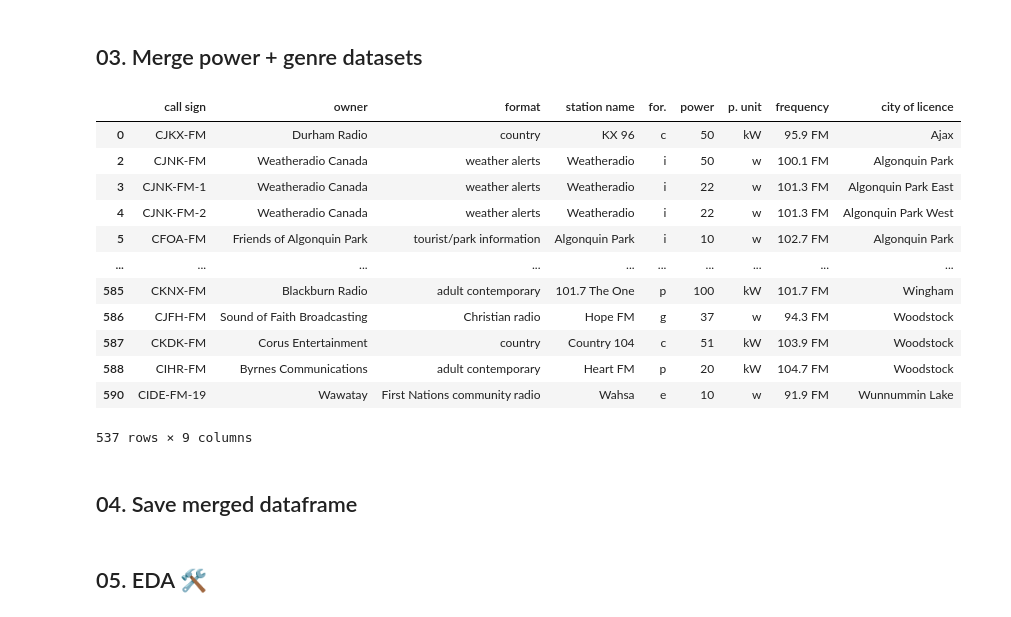
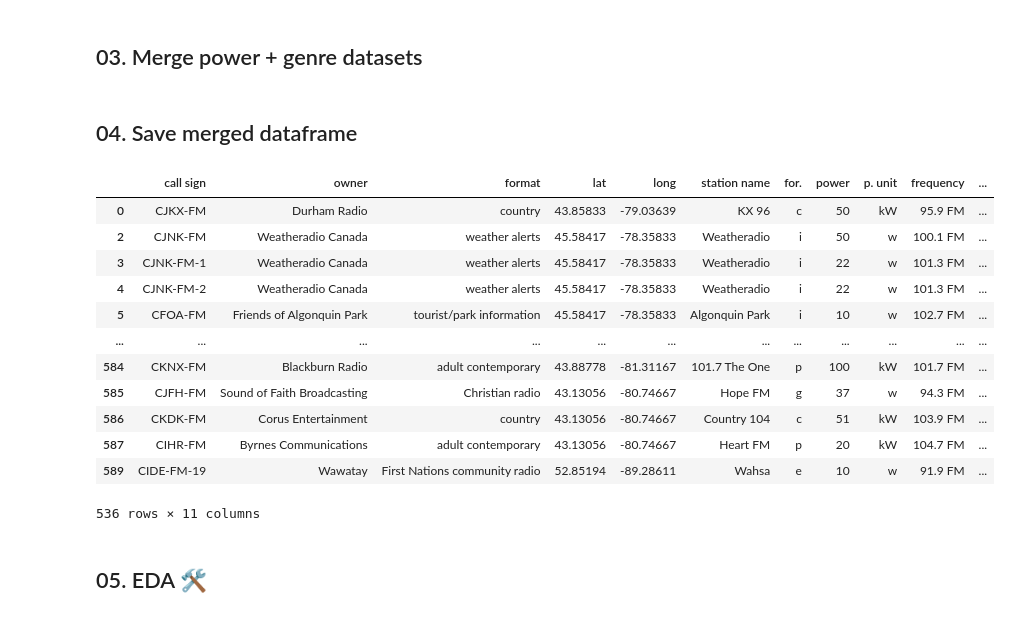
Before and after one commit to anfleury/radio-project-tbd, a Jupyter notebook: notebooks/Radio data EDA.ipynb, the cells around one changed output. Cells and saved outputs as stored; diff of their text form; code cells hidden in the pictures.

```diff
--- a/notebooks/Radio data EDA.ipynb
+++ b/notebooks/Radio data EDA.ipynb
@@ -87,0 +80,27 @@ for row_n, row in enumerate(table.findAll('tr')[1:]):
+# %%
+table = soup.find('table')
+freq_index = list(genre_db.columns).index('Frequency')
+city_index = list(genre_db.columns).index('City of licence')
+genre_db['lat'] = np.nan
+genre_db['long'] = np.nan
+lat_index = list(genre_db.columns).index('lat')
+long_index = list(genre_db.columns).index('long')
+
+for row_n, row in enumerate(table.findAll('tr')[1:]):
+    all_td = row.findAll('td')
+
+    # add frequency
+    frequency = all_td[freq_index].text.strip('0')
+    genre_db.iloc[row_n, freq_index] = frequency
+
+    # add coordinates
+    try:
+        city = all_td[city_index].find('a')['href']
+        city_href = 'https://en.wikipedia.org' + city
+        city_soup = BeautifulSoup(get(city_href).text, 'html.parser')
+        coordinates = city_soup.find('span', 'geo').text.split(';')
+        coordinates_stripped = [x.strip() for x in coordinates]
+        genre_db.iloc[row_n, lat_index] = float(coordinates_stripped[0])
+        genre_db.iloc[row_n, long_index] = float(coordinates_stripped[1])
+    except:
+        print('Did not get coordinates for', city)
@@ -105,23 +126,25 @@ new_df['city of licence'] = new_df.apply(lambda row: row['city of licence_y'] if
 new_df.drop(['frequency_x', 'frequency_y', 'city of licence_x', 'city of licence_y'], axis = 1, inplace = True)
 # %%
 new_df.dropna(inplace=True)
-# %% [output]
-|  | call sign | owner | format | station name | for. | power | p. unit | frequency | city of licence |
-| 0 | CJKX-FM | Durham Radio | country | KX 96 | c | 50 | kW | 95.9 FM | Ajax |
-| 2 | CJNK-FM | Weatheradio Canada | weather alerts | Weatheradio | i | 50 | w | 100.1 FM | Algonquin Park |
-| 3 | CJNK-FM-1 | Weatheradio Canada | weather alerts | Weatheradio | i | 22 | w | 101.3 FM | Algonquin Park East |
-| 4 | CJNK-FM-2 | Weatheradio Canada | weather alerts | Weatheradio | i | 22 | w | 101.3 FM | Algonquin Park West |
-| 5 | CFOA-FM | Friends of Algonquin Park | tourist/park information | Algonquin Park | i | 10 | w | 102.7 FM | Algonquin Park |
-| ... | ... | ... | ... | ... | ... | ... | ... | ... | ... |
-| 585 | CKNX-FM | Blackburn Radio | adult contemporary | 101.7 The One | p | 100 | kW | 101.7 FM | Wingham |
-| 586 | CJFH-FM | Sound of Faith Broadcasting | Christian radio | Hope FM | g | 37 | w | 94.3 FM | Woodstock |
-| 587 | CKDK-FM | Corus Entertainment | country | Country 104 | c | 51 | kW | 103.9 FM | Woodstock |
-| 588 | CIHR-FM | Byrnes Communications | adult contemporary | Heart FM | p | 20 | kW | 104.7 FM | Woodstock |
-| 590 | CIDE-FM-19 | Wawatay | First Nations community radio | Wahsa | e | 10 | w | 91.9 FM | Wunnummin Lake |
-537 rows × 9 columns
 # %% [markdown]
 ## 04. Save merged dataframe
 # %%
 new_df.to_csv(radio_dir / 'data/radio_list_preprocessed.csv')
+# %%
+new_df
+# %% [output]
+|  | call sign | owner | format | lat | long | station name | for. | power | p. unit | frequency | ... |
+| 0 | CJKX-FM | Durham Radio | country | 43.85833 | -79.03639 | KX 96 | c | 50 | kW | 95.9 FM | ... |
+| 2 | CJNK-FM | Weatheradio Canada | weather alerts | 45.58417 | -78.35833 | Weatheradio | i | 50 | w | 100.1 FM | ... |
+| 3 | CJNK-FM-1 | Weatheradio Canada | weather alerts | 45.58417 | -78.35833 | Weatheradio | i | 22 | w | 101.3 FM | ... |
+| 4 | CJNK-FM-2 | Weatheradio Canada | weather alerts | 45.58417 | -78.35833 | Weatheradio | i | 22 | w | 101.3 FM | ... |
+| 5 | CFOA-FM | Friends of Algonquin Park | tourist/park information | 45.58417 | -78.35833 | Algonquin Park | i | 10 | w | 102.7 FM | ... |
+| ... | ... | ... | ... | ... | ... | ... | ... | ... | ... | ... | ... |
+| 584 | CKNX-FM | Blackburn Radio | adult contemporary | 43.88778 | -81.31167 | 101.7 The One | p | 100 | kW | 101.7 FM | ... |
+| 585 | CJFH-FM | Sound of Faith Broadcasting | Christian radio | 43.13056 | -80.74667 | Hope FM | g | 37 | w | 94.3 FM | ... |
+| 586 | CKDK-FM | Corus Entertainment | country | 43.13056 | -80.74667 | Country 104 | c | 51 | kW | 103.9 FM | ... |
+| 587 | CIHR-FM | Byrnes Communications | adult contemporary | 43.13056 | -80.74667 | Heart FM | p | 20 | kW | 104.7 FM | ... |
+| 589 | CIDE-FM-19 | Wawatay | First Nations community radio | 52.85194 | -89.28611 | Wahsa | e | 10 | w | 91.9 FM | ... |
+536 rows × 11 columns
 # %% [markdown]
 ## 05. EDA 🛠
```
Also changed, not shown: parts of 6 cells of this notebook, 1 other file.
